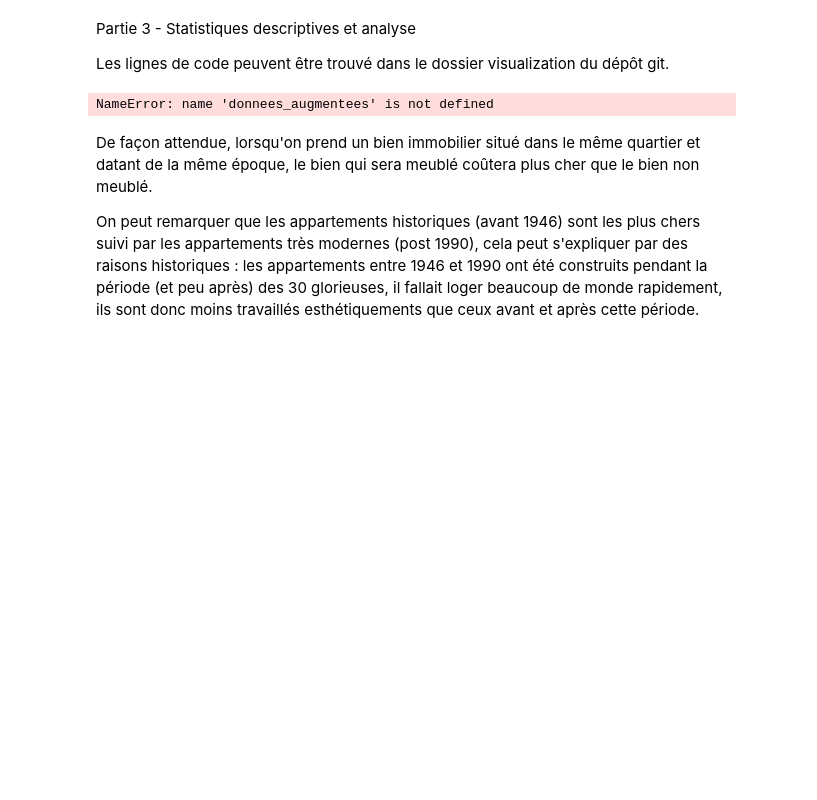
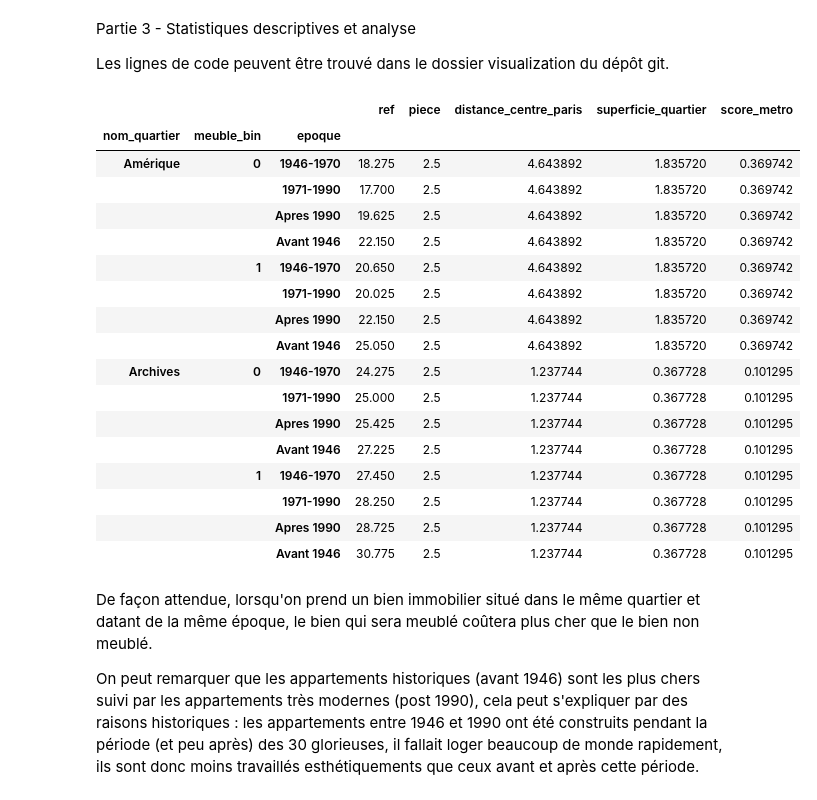
Before and after one commit to eric-vong/Projet-Python, a Jupyter notebook: Rapport.ipynb, the cells around one changed output. Drawn from its saved outputs; the diff is of its cells as text; code cells hidden in the pictures; blank space fills up the shorter version.

```diff
--- a/Rapport.ipynb
+++ b/Rapport.ipynb
@@ -537,10 +536,30 @@ $\hookrightarrow$ Si on diminue légèrement $\alpha$ pour prendre $\alpha=0.13$
 Partie 3 - Statistiques descriptives et analyse
 
 Les lignes de code peuvent être trouvé dans le dossier visualization du  dépôt git.
-# %%
-donnees_augmentees.groupby(['nom_quartier','meuble_txt','epoque']).mean().head()
-# %% [output]
-NameError: name 'donnees_augmentees' is not defined
+# %%
+analyse = donnees_augmentees.groupby(['nom_quartier','meuble_bin','epoque']).mean()
+todrop=['id_quartier','min','max']
+analyse.drop(todrop,axis=1,inplace=True)
+analyse.head(16)
+# %% [output]
+|  |  |  | ref | piece | distance_centre_paris | superficie_quartier | score_metro |
+| nom_quartier | meuble_bin | epoque |  |  |  |  |  |
+| Amérique | 0 | 1946-1970 | 18.275 | 2.5 | 4.643892 | 1.835720 | 0.369742 |
+|  |  | 1971-1990 | 17.700 | 2.5 | 4.643892 | 1.835720 | 0.369742 |
+|  |  | Apres 1990 | 19.625 | 2.5 | 4.643892 | 1.835720 | 0.369742 |
+|  |  | Avant 1946 | 22.150 | 2.5 | 4.643892 | 1.835720 | 0.369742 |
+|  | 1 | 1946-1970 | 20.650 | 2.5 | 4.643892 | 1.835720 | 0.369742 |
+|  |  | 1971-1990 | 20.025 | 2.5 | 4.643892 | 1.835720 | 0.369742 |
+|  |  | Apres 1990 | 22.150 | 2.5 | 4.643892 | 1.835720 | 0.369742 |
+|  |  | Avant 1946 | 25.050 | 2.5 | 4.643892 | 1.835720 | 0.369742 |
+| Archives | 0 | 1946-1970 | 24.275 | 2.5 | 1.237744 | 0.367728 | 0.101295 |
+|  |  | 1971-1990 | 25.000 | 2.5 | 1.237744 | 0.367728 | 0.101295 |
+|  |  | Apres 1990 | 25.425 | 2.5 | 1.237744 | 0.367728 | 0.101295 |
+|  |  | Avant 1946 | 27.225 | 2.5 | 1.237744 | 0.367728 | 0.101295 |
+|  | 1 | 1946-1970 | 27.450 | 2.5 | 1.237744 | 0.367728 | 0.101295 |
+|  |  | 1971-1990 | 28.250 | 2.5 | 1.237744 | 0.367728 | 0.101295 |
+|  |  | Apres 1990 | 28.725 | 2.5 | 1.237744 | 0.367728 | 0.101295 |
+|  |  | Avant 1946 | 30.775 | 2.5 | 1.237744 | 0.367728 | 0.101295 |
 # %% [markdown]
 De façon attendue, lorsqu'on prend un bien immobilier situé dans le même quartier et datant de la même époque, le bien qui sera meublé coûtera plus cher que le bien non meublé.
 
```
Also changed, not shown: parts of 11 cells of this notebook, 1 other file.
